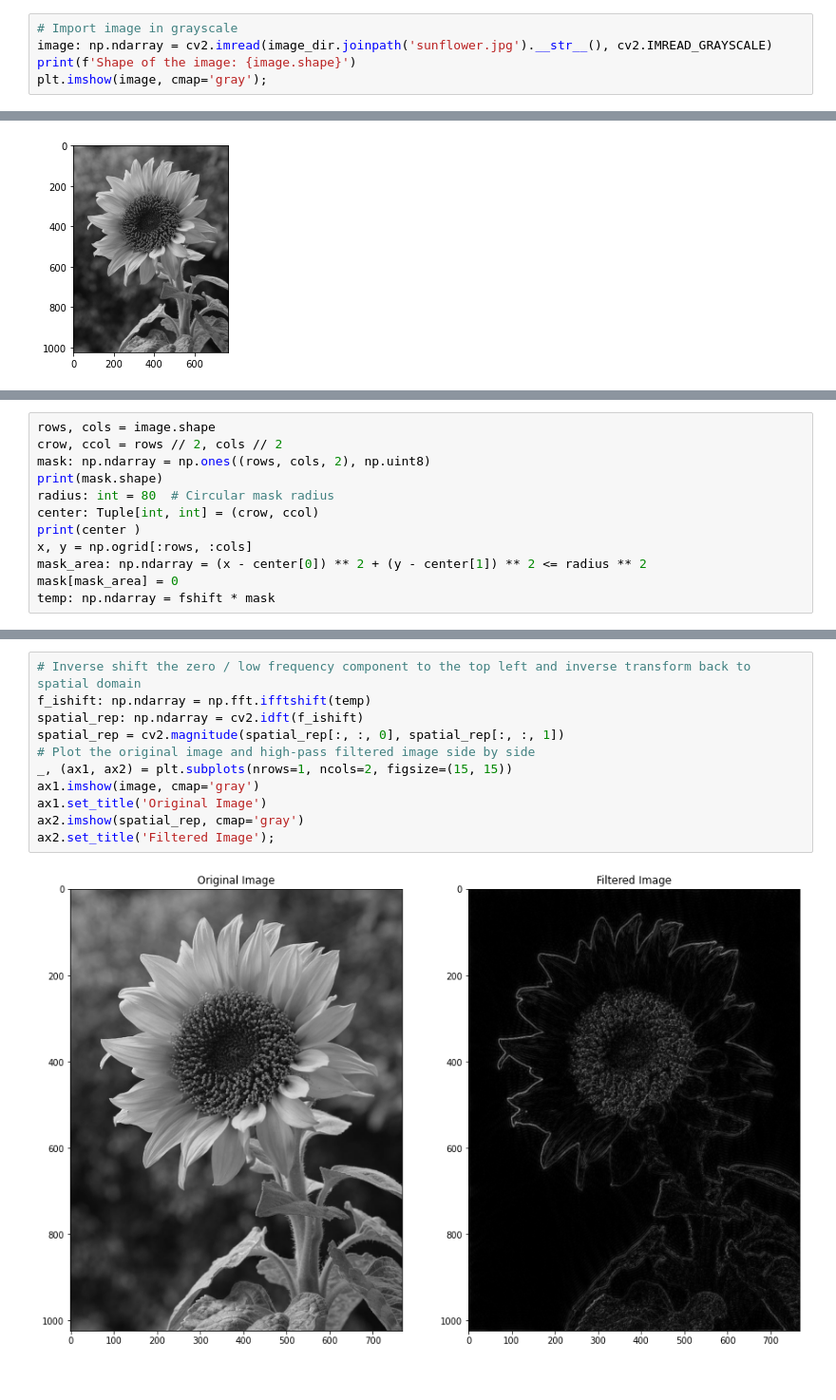
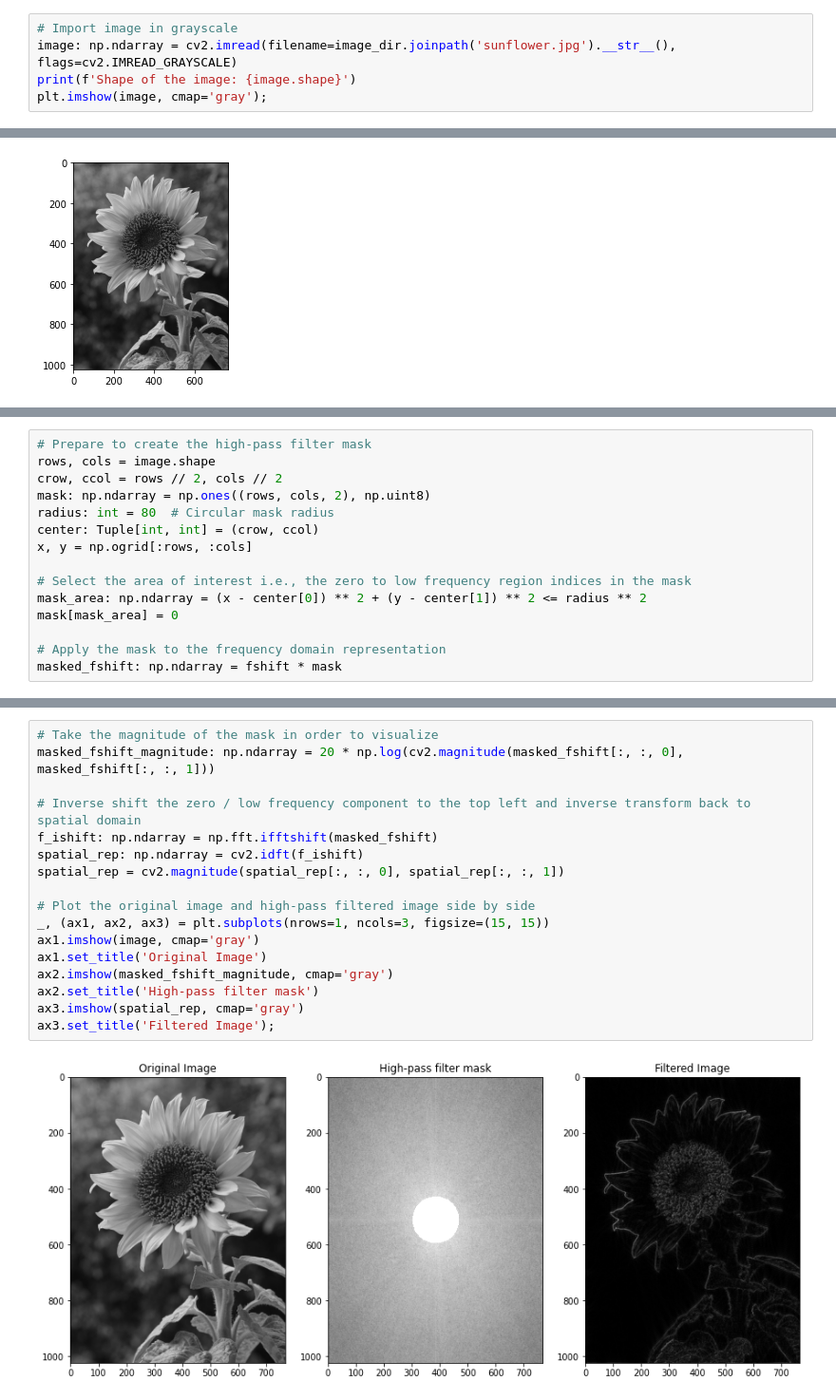
Before and after one commit to sarkarchandan/cvnanodegree, a Jupyter notebook: 1_2_Convolutional_Filters_Edge_Detection/1.0_FFT_Practice.ipynb, the cells around one changed output, grey strips where cells are left out. Shown at 95% size. Saved outputs shown, nothing was run; the diff lists cells and outputs as text.

Commit message:
chore: Update the high pass filter practice section

```diff
--- a/1_2_Convolutional_Filters_Edge_Detection/1.0_FFT_Practice.ipynb
+++ b/1_2_Convolutional_Filters_Edge_Detection/1.0_FFT_Practice.ipynb
@@ -65,7 +66,7 @@ Filters in this context, are similar to the masks, which we used in the exercise
 image_dir: Path = Path().absolute().joinpath('images')
 # %%
 # Import image in grayscale
-image: np.ndarray = cv2.imread(image_dir.joinpath('sunflower.jpg').__str__(), cv2.IMREAD_GRAYSCALE)
+image: np.ndarray = cv2.imread(filename=image_dir.joinpath('sunflower.jpg').__str__(), flags=cv2.IMREAD_GRAYSCALE)
 print(f'Shape of the image: {image.shape}')
 plt.imshow(image, cmap='gray');
 # %% [output]
@@ -95,14 +103,17 @@ There are few key points to notice in the above plots. We have used `fftshift` i
 
 We are going to create a circular high-pass filter from the frequency domain representation of the image. We have already shifted the zero and low frequencies towards the center (zero frequency is at the absolute center). We are going to create a circular mask of zeros i.e., we'd try to block the very low frequencies. In the following examples we used the [np.ogrid](https://numpy.org/doc/stable/reference/generated/numpy.ogrid.html) function to create an open n-dimensional mesh-grid. In our case this is a mesh-grid, which is not formed yet. It returns the x-dimension indices and y-dimension indices separately. For instance since we have 240 rows and 300 columns, we'd get two separate indices arrays of shape (240, 1) as x-dimensional indices and (1, 300) as y-dimensional indices.
 # %%
+# Prepare to create the high-pass filter mask
 rows, cols = image.shape
 crow, ccol = rows // 2, cols // 2
 mask: np.ndarray = np.ones((rows, cols, 2), np.uint8)
-print(mask.shape)
 radius: int = 80  # Circular mask radius
 center: Tuple[int, int] = (crow, ccol)
-print(center )
 x, y = np.ogrid[:rows, :cols]
+
+# Select the area of interest i.e., the zero to low frequency region indices in the mask
 mask_area: np.ndarray = (x - center[0]) ** 2 + (y - center[1]) ** 2 <= radius ** 2
 mask[mask_area] = 0
-temp: np.ndarray = fshift * mask
+
+# Apply the mask to the frequency domain representation
+masked_fshift: np.ndarray = fshift * mask
@@ -120,13 +194,19 @@ This is the essence of high-pass filtering in the frequency domain. Now, we'd do
 # %%
+# Take the magnitude of the mask in order to visualize
+masked_fshift_magnitude: np.ndarray = 20 * np.log(cv2.magnitude(masked_fshift[:, :, 0], masked_fshift[:, :, 1]))
+
 # Inverse shift the zero / low frequency component to the top left and inverse transform back to spatial domain
-f_ishift: np.ndarray = np.fft.ifftshift(temp)
+f_ishift: np.ndarray = np.fft.ifftshift(masked_fshift)
 spatial_rep: np.ndarray = cv2.idft(f_ishift)
 spatial_rep = cv2.magnitude(spatial_rep[:, :, 0], spatial_rep[:, :, 1])
+
 # Plot the original image and high-pass filtered image side by side
-_, (ax1, ax2) = plt.subplots(nrows=1, ncols=2, figsize=(15, 15))
+_, (ax1, ax2, ax3) = plt.subplots(nrows=1, ncols=3, figsize=(15, 15))
 ax1.imshow(image, cmap='gray')
 ax1.set_title('Original Image')
-ax2.imshow(spatial_rep, cmap='gray')
-ax2.set_title('Filtered Image');
+ax2.imshow(masked_fshift_magnitude, cmap='gray')
+ax2.set_title('High-pass filter mask')
+ax3.imshow(spatial_rep, cmap='gray')
+ax3.set_title('Filtered Image');
 # %% [output]
-[figure, old version]
+[figure, new version]
```
Also changed, not shown: parts of 14 cells of this notebook.
